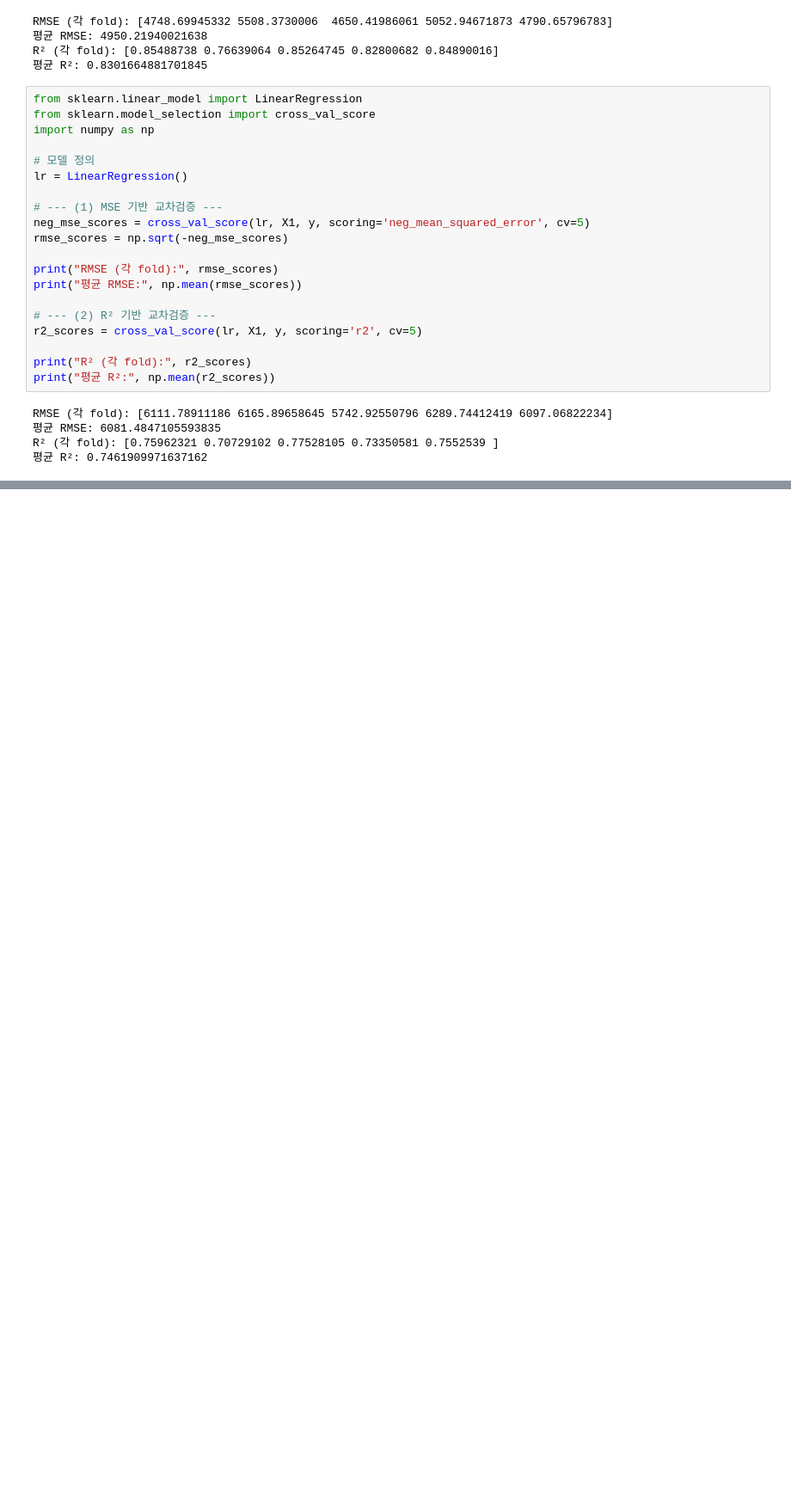
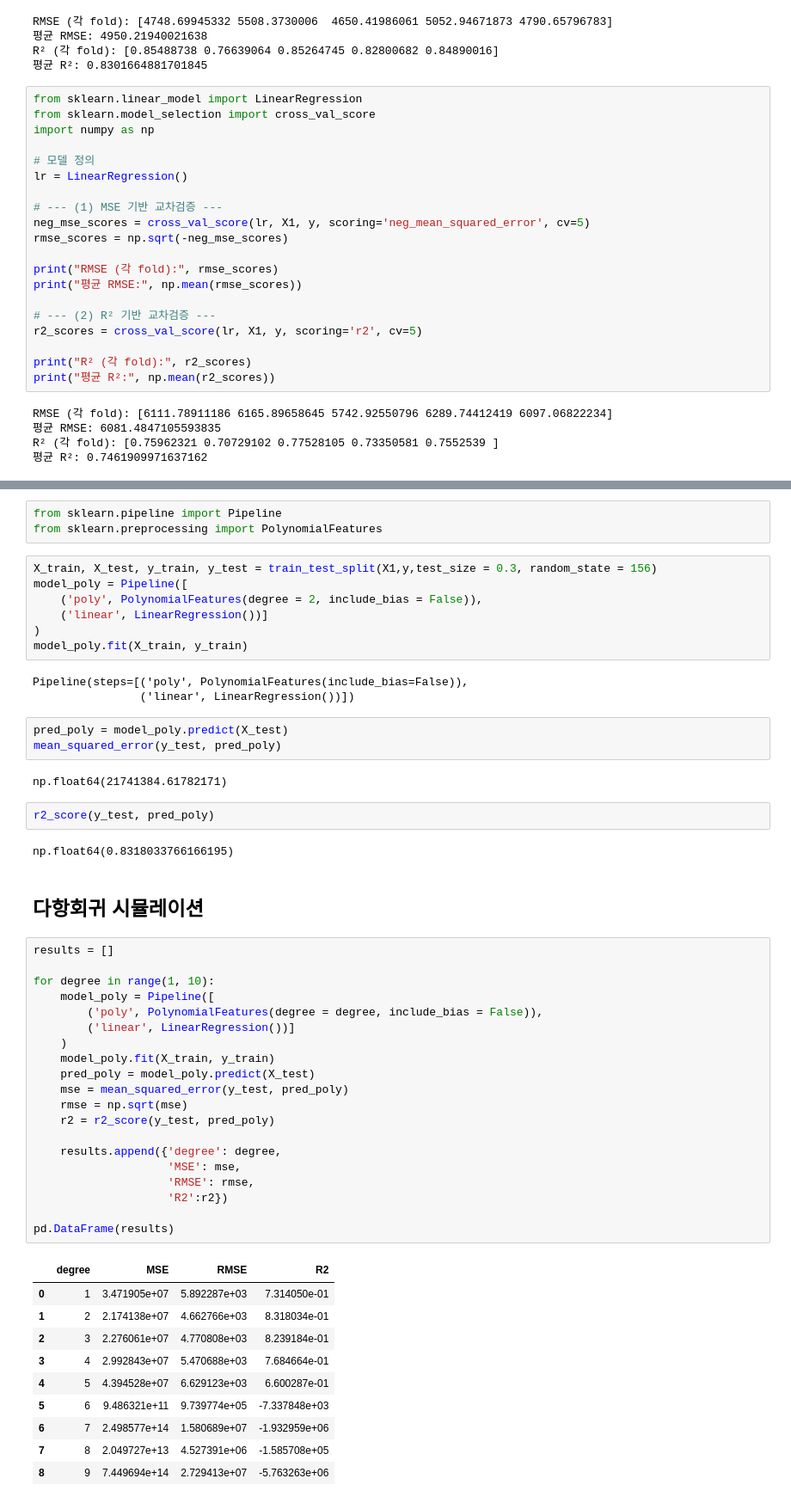
Before and after one commit to hongsh2003/hipython_rep, a Jupyter notebook: 38_보험료예측모델.ipynb, the cells around one changed output, grey strips where cells are left out. Shown at 86% size. Cells and saved outputs as stored; diff of their text form; blank space fills up the shorter version.

```diff
--- a/38_보험료예측모델.ipynb
+++ b/38_보험료예측모델.ipynb
@@ -280,0 +283,55 @@ R² (각 fold): [0.75962321 0.70729102 0.77528105 0.73350581 0.7552539 ]
+# %%
+from sklearn.pipeline import Pipeline
+from sklearn.preprocessing import PolynomialFeatures
+# %%
+X_train, X_test, y_train, y_test = train_test_split(X1,y,test_size = 0.3, random_state = 156)
+model_poly = Pipeline([
+    ('poly', PolynomialFeatures(degree = 2, include_bias = False)),
+    ('linear', LinearRegression())]
+)
+model_poly.fit(X_train, y_train)
+# %% [output]
+Pipeline(steps=[('poly', PolynomialFeatures(include_bias=False)),
+                ('linear', LinearRegression())])
+# %%
+pred_poly = model_poly.predict(X_test)
+mean_squared_error(y_test, pred_poly)
+# %% [output]
+np.float64(21741384.61782171)
+# %%
+r2_score(y_test, pred_poly)
+# %% [output]
+np.float64(0.8318033766166195)
+# %% [markdown]
+## 다항회귀 시뮬레이션
+# %%
+results = []
+
+for degree in range(1, 10):
+    model_poly = Pipeline([
+        ('poly', PolynomialFeatures(degree = degree, include_bias = False)),
+        ('linear', LinearRegression())]
+    )
+    model_poly.fit(X_train, y_train)
+    pred_poly = model_poly.predict(X_test)
+    mse = mean_squared_error(y_test, pred_poly)
+    rmse = np.sqrt(mse)
+    r2 = r2_score(y_test, pred_poly)
+
+    results.append({'degree': degree,
+                    'MSE': mse,
+                    'RMSE': rmse,
+                    'R2':r2})
+
+pd.DataFrame(results)
+# %% [output]
+|  | degree | MSE | RMSE | R2 |
+| 0 | 1 | 3.471905e+07 | 5.892287e+03 | 7.314050e-01 |
+| 1 | 2 | 2.174138e+07 | 4.662766e+03 | 8.318034e-01 |
+| 2 | 3 | 2.276061e+07 | 4.770808e+03 | 8.239184e-01 |
+| 3 | 4 | 2.992843e+07 | 5.470688e+03 | 7.684664e-01 |
+| 4 | 5 | 4.394528e+07 | 6.629123e+03 | 6.600287e-01 |
+| 5 | 6 | 9.486321e+11 | 9.739774e+05 | -7.337848e+03 |
+| 6 | 7 | 2.498577e+14 | 1.580689e+07 | -1.932959e+06 |
+| 7 | 8 | 2.049727e+13 | 4.527391e+06 | -1.585708e+05 |
+| 8 | 9 | 7.449694e+14 | 2.729413e+07 | -5.763263e+06 |
```
Also changed, not shown: parts of 1 cell of this notebook, 3 other files.
